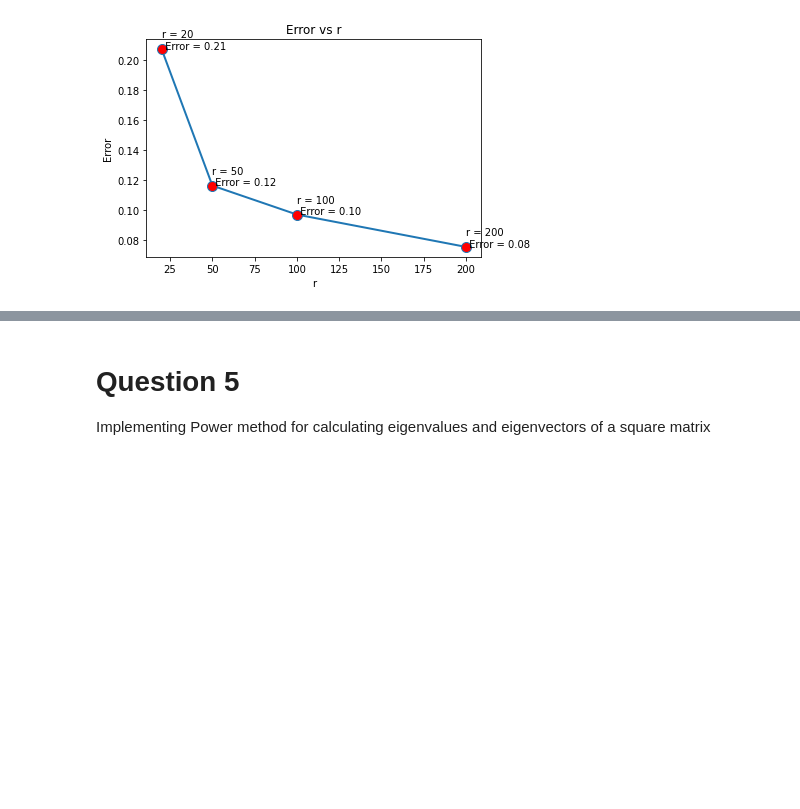
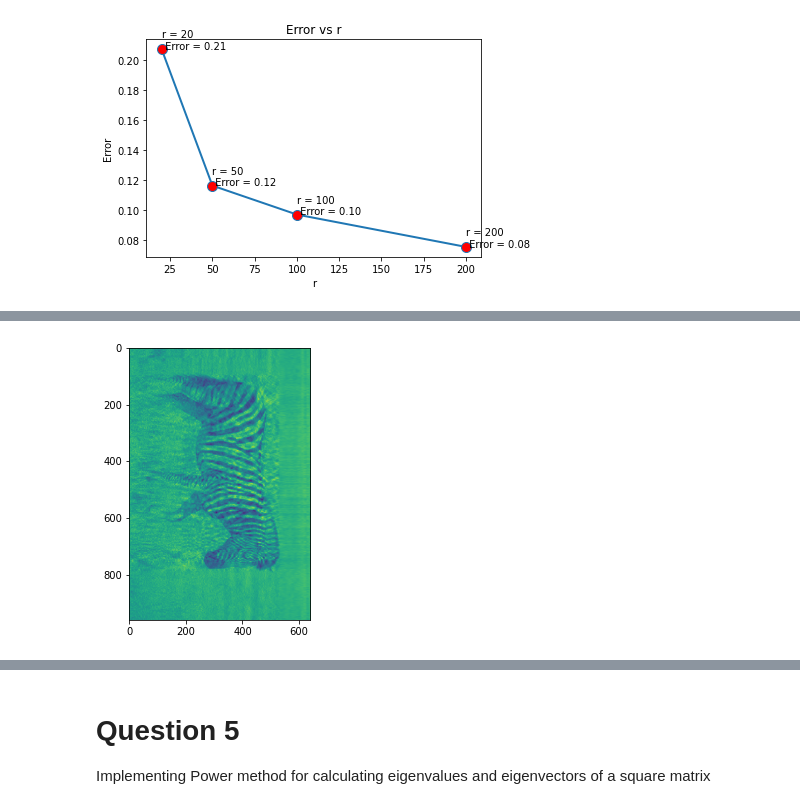
Before and after one commit to jaydbendre/STA243, a Jupyter notebook: Homework_1/CK_JB_HW1/CK_JB_HW1.ipynb, the cells around one changed output, grey strips where cells are left out. Saved outputs shown, nothing was run; the diff lists cells and outputs as text; code cells hidden in the pictures; blank space fills up the shorter version.

```diff
--- a/Homework_1/CK_JB_HW1/CK_JB_HW1.ipynb
+++ b/Homework_1/CK_JB_HW1/CK_JB_HW1.ipynb
@@ -132,0 +153,6 @@ for i in range(len(r)):
+# %%
+plt.figure(figsize=(7,5))
+plt.imshow(approximate_vals[3])
+plt.show()
+# %% [output]
+[figure, added]
```
Also changed, not shown: parts of 6 cells of this notebook, 10 other files.
